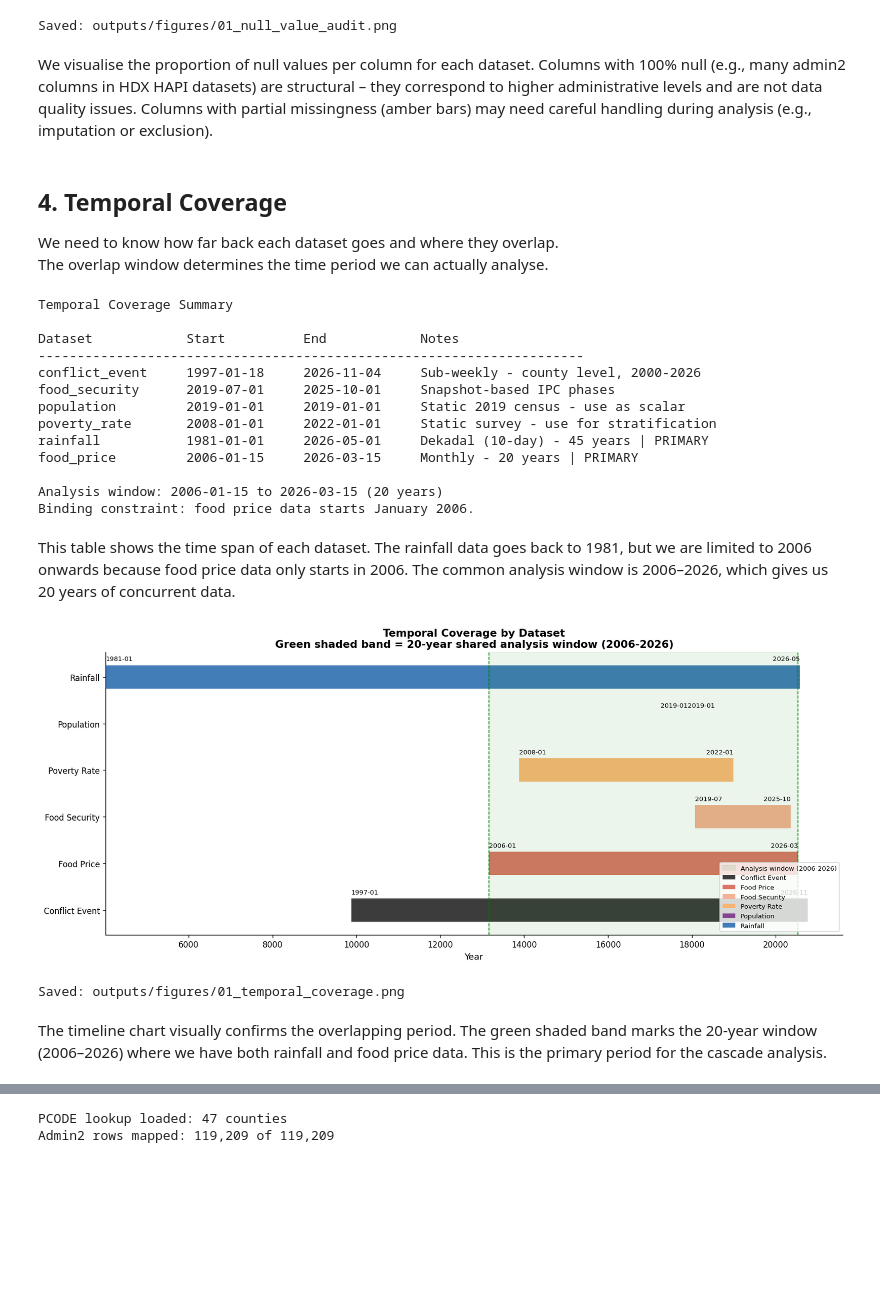
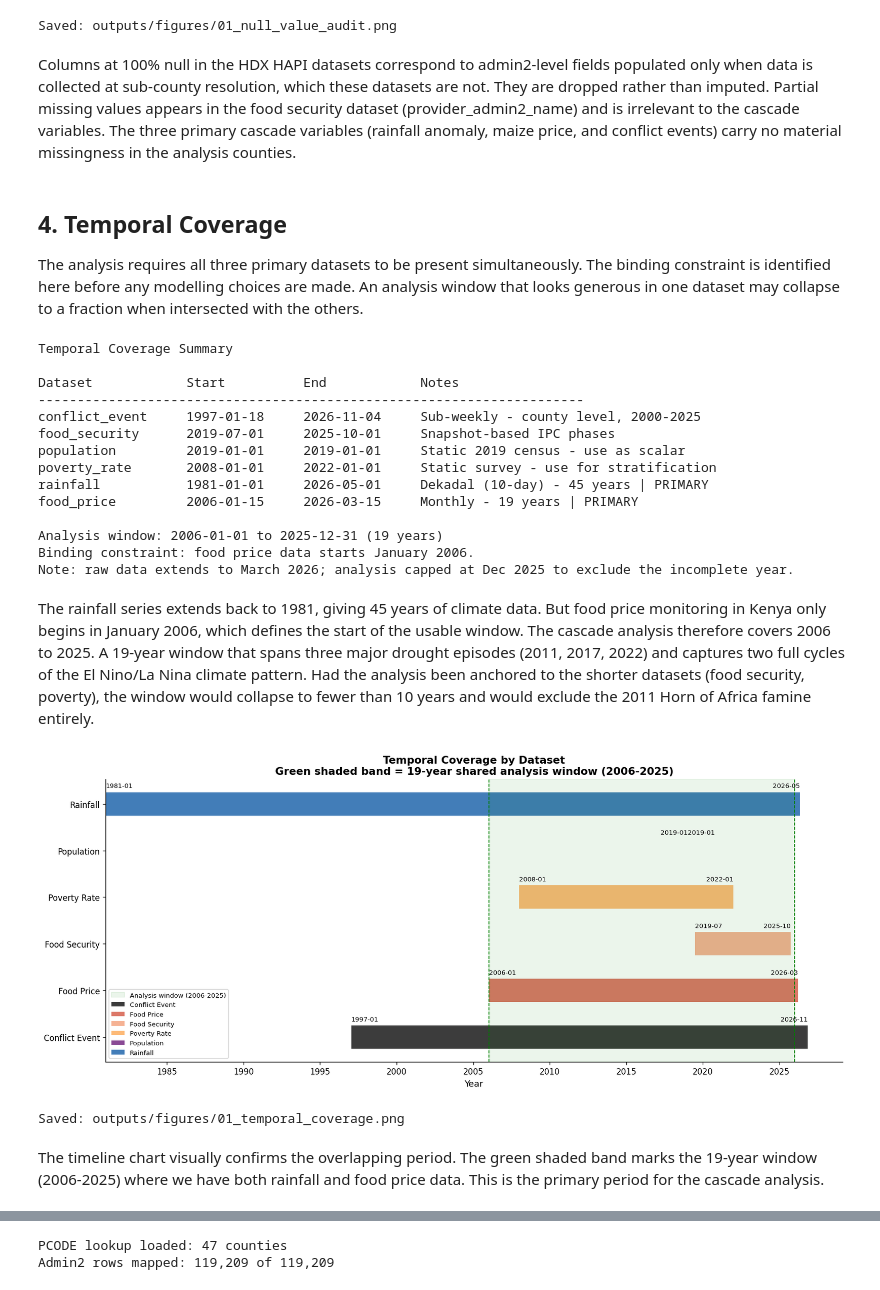
Before and after one commit to MutwiriC/compound-crisis-cascade-kenya, a Jupyter notebook: notebooks/01_data_coverage_audit.ipynb, the cells around one changed output, grey strips where cells are left out. Cells and saved outputs as stored; diff of their text form; code cells hidden in the pictures; blank space fills up the shorter version.

```diff
--- a/notebooks/01_data_coverage_audit.ipynb
+++ b/notebooks/01_data_coverage_audit.ipynb
@@ -285,11 +296,11 @@ print("Saved: outputs/figures/01_null_value_audit.png")
 [figure]
 Saved: outputs/figures/01_null_value_audit.png
 # %% [markdown]
-We visualise the proportion of null values per column for each dataset. Columns with 100% null (e.g., many admin2 columns in HDX HAPI datasets) are structural – they correspond to higher administrative levels and are not data quality issues. Columns with partial missingness (amber bars) may need careful handling during analysis (e.g., imputation or exclusion).
+Columns at 100% null in the HDX HAPI datasets correspond to admin2-level fields populated only when data is collected at sub-county resolution, which these datasets are not. They are dropped rather than imputed. Partial missing values appears in the food security dataset (provider_admin2_name) and is irrelevant to the cascade variables. The three primary cascade variables (rainfall anomaly, maize price, and conflict events) carry no material missingness in the analysis counties.
 # %% [markdown]
 ## 4. Temporal Coverage
-We need to know how far back each dataset goes and where they overlap.
-The overlap window determines the time period we can actually analyse.
+
+The analysis requires all three primary datasets to be present simultaneously. The binding constraint is identified here before any modelling choices are made. An analysis window that looks generous in one dataset may collapse to a fraction when intersected with the others.
 # %%
 # Temporal summary table
 print("Temporal Coverage Summary")
@@ -299,8 +310,8 @@ print("-" * 70)
 
 notes = {
     'rainfall':       'Dekadal (10-day) - 45 years | PRIMARY',
-    'food_price':     'Monthly - 20 years | PRIMARY',
-    'conflict_event': 'Sub-weekly - county level, 2000-2026',
+    'food_price':     'Monthly - 19 years | PRIMARY',
+    'conflict_event': 'Sub-weekly - county level, 2000-2025',
     'food_security':  'Snapshot-based IPC phases',
     'population':     'Static 2019 census - use as scalar',
     'poverty_rate':   'Static survey - use for stratification',
@@ -313,24 +324,26 @@ for name, df in DATASETS.items():
     print(f"{name:<18} {str(start):<14} {str(end):<14} {notes.get(name,'')}")
 
 print()
-print("Analysis window: 2006-01-15 to 2026-03-15 (20 years)")
+print("Analysis window: 2006-01-01 to 2025-12-31 (19 years)")
 print("Binding constraint: food price data starts January 2006.")
+print("Note: raw data extends to March 2026; analysis capped at Dec 2025 to exclude the incomplete year.")
 # %% [output]
 Temporal Coverage Summary
 
 Dataset            Start          End            Notes
 ----------------------------------------------------------------------
-conflict_event     1997-01-18     2026-11-04     Sub-weekly - county level, 2000-2026
+conflict_event     1997-01-18     2026-11-04     Sub-weekly - county level, 2000-2025
 food_security      2019-07-01     2025-10-01     Snapshot-based IPC phases
 population         2019-01-01     2019-01-01     Static 2019 census - use as scalar
 poverty_rate       2008-01-01     2022-01-01     Static survey - use for stratification
 rainfall           1981-01-01     2026-05-01     Dekadal (10-day) - 45 years | PRIMARY
-food_price         2006-01-15     2026-03-15     Monthly - 20 years | PRIMARY
+food_price         2006-01-15     2026-03-15     Monthly - 19 years | PRIMARY
 
-Analysis window: 2006-01-15 to 2026-03-15 (20 years)
+Analysis window: 2006-01-01 to 2025-12-31 (19 years)
 Binding constraint: food price data starts January 2006.
+Note: raw data extends to March 2026; analysis capped at Dec 2025 to exclude the incomplete year.
 # %% [markdown]
-This table shows the time span of each dataset. The rainfall data goes back to 1981, but we are limited to 2006 onwards because food price data only starts in 2006. The common analysis window is 2006–2026, which gives us 20 years of concurrent data.
+The rainfall series extends back to 1981, giving 45 years of climate data. But food price monitoring in Kenya only begins in January 2006, which defines the start of the usable window. The cascade analysis therefore covers 2006 to 2025. A 19-year window that spans three major drought episodes (2011, 2017, 2022) and captures two full cycles of the El Nino/La Nina climate pattern. Had the analysis been anchored to the shorter datasets (food security, poverty), the window would collapse to fewer than 10 years and would exclude the 2011 Horn of Africa famine entirely.
 # %%
 # Temporal coverage timeline chart
 fig, ax = plt.subplots(figsize=(14, 6))
@@ -364,41 +377,43 @@ for idx, name in enumerate(dataset_order):
         alpha=0.85,
         label=name.replace('_', ' ').title()
     )
     ax.text(start, idx + 0.32, f"{start.strftime('%Y-%m')}", fontsize=8, va='bottom')
     ax.text(end,   idx + 0.32, f"{end.strftime('%Y-%m')}",   fontsize=8, va='bottom', ha='right')
 
 # Mark the analysis overlap window
 overlap_start = pd.Timestamp('2006-01-15')
-overlap_end   = pd.Timestamp('2026-03-15')
+overlap_end   = pd.Timestamp('2025-12-31')
 ax.axvspan(
     overlap_start, overlap_end,
-    alpha=0.08, color='green', label='Analysis window (2006-2026)'
+    alpha=0.08, color='green', label='Analysis window (2006-2025)'
 )
 ax.axvline(overlap_start, color='green', linestyle='--', linewidth=1)
 ax.axvline(overlap_end,   color='green', linestyle='--', linewidth=1)
 
 ax.set_yticks(range(len(dataset_order)))
 ax.set_yticklabels([d.replace('_', ' ').title() for d in dataset_order], fontsize=10)
 ax.set_xlabel('Year', fontsize=11)
 ax.set_title(
     'Temporal Coverage by Dataset\n'
-    'Green shaded band = 20-year shared analysis window (2006-2026)',
+    'Green shaded band = 19-year shared analysis window (2006-2025)',
     fontweight='bold'
 )
-ax.legend(loc='lower right', fontsize=8)
+ax.legend(loc='lower left', fontsize=8)
 ax.xaxis.set_major_locator(mticker.MaxNLocator(10))
+ax.xaxis.set_major_formatter(mdates.DateFormatter('%Y'))
+ax.xaxis.set_major_locator(mdates.YearLocator(5))
 plt.tight_layout()
 plt.savefig(
     os.path.join(fig_dir, '01_temporal_coverage.png'),
     bbox_inches='tight', dpi=150
 )
 plt.show()
 print("Saved: outputs/figures/01_temporal_coverage.png")
 # %% [output]
-[figure, old version]
+[figure, new version]
 Saved: outputs/figures/01_temporal_coverage.png
 # %% [markdown]
-The timeline chart visually confirms the overlapping period. The green shaded band marks the 20‑year window (2006–2026) where we have both rainfall and food price data. This is the primary period for the cascade analysis.
+The timeline chart visually confirms the overlapping period. The green shaded band marks the 19-year window (2006-2025) where we have both rainfall and food price data. This is the primary period for the cascade analysis.
 # %% [markdown]
 ## 5. Geographic Coverage
 
```
Also changed, not shown: parts of 17 cells of this notebook, 6 other files.
